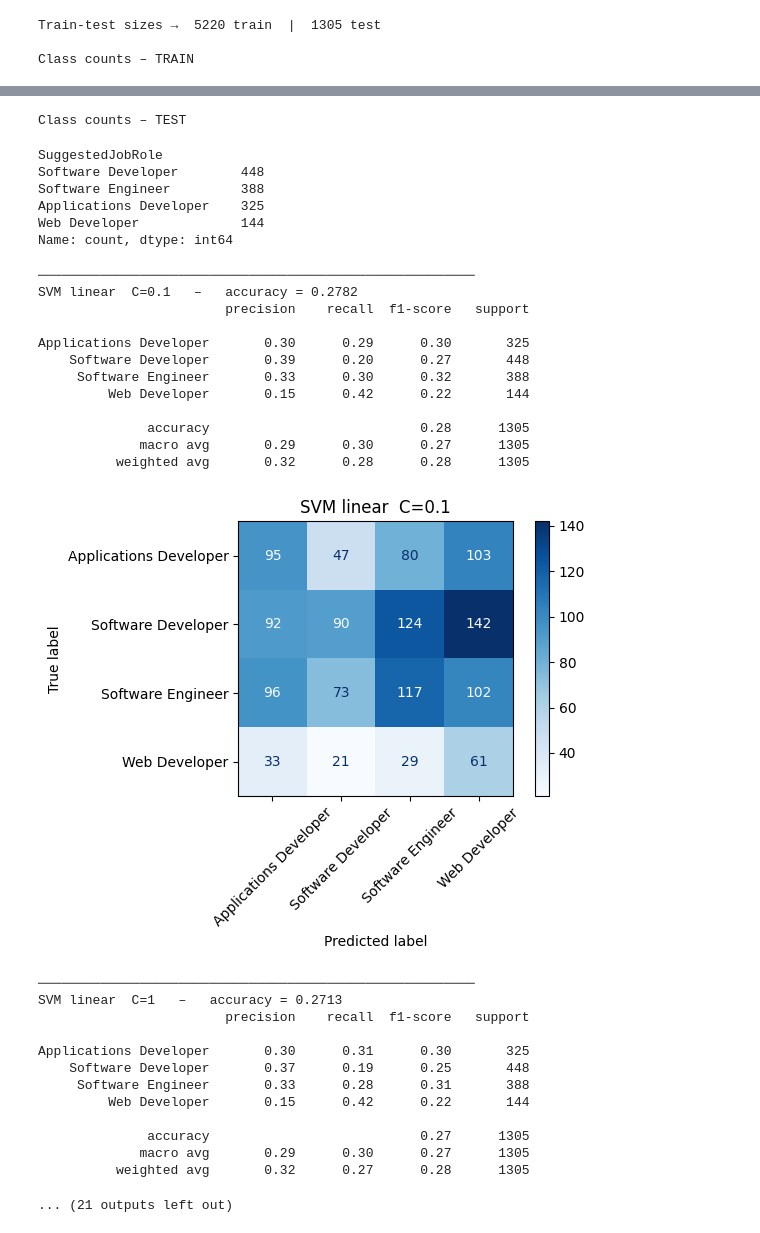
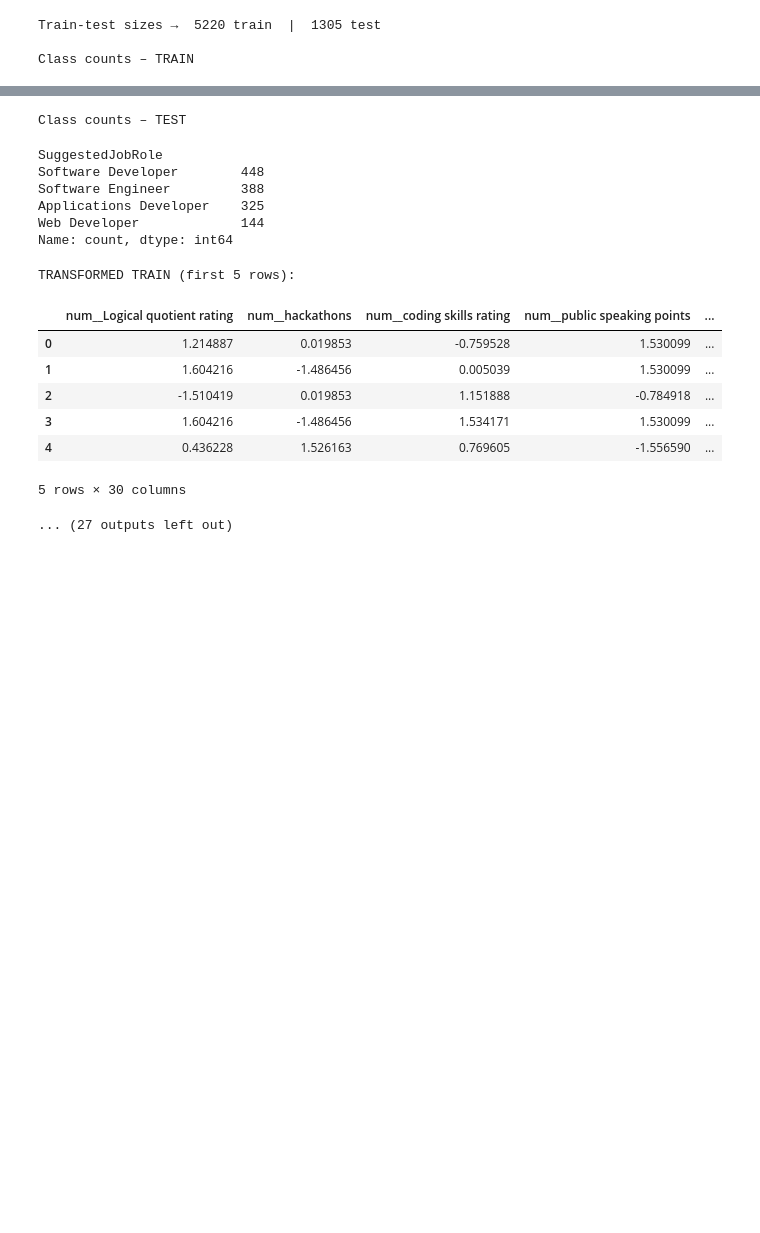
Before and after one commit to bhavanareddy19/cn, a Jupyter notebook: SVM.ipynb, the cells around one changed output, grey strips where cells are left out. Saved outputs shown, nothing was run; the diff lists cells and outputs as text; code cells hidden in the pictures; blank space fills up the shorter version.

```diff
--- a/SVM.ipynb
+++ b/SVM.ipynb
@@ -58,9 +58,24 @@ display(pd.DataFrame(X_preview[:, :10]))
 X_tr, X_te, y_tr, y_te = train_test_split(
     X, y, test_size=0.20, stratify=y, random_state=42)
 
+
 print(f"\nTrain-test sizes →  {X_tr.shape[0]} train  |  {X_te.shape[0]} test")
 print("\nClass counts – TRAIN");  display(y_tr.value_counts())
 print("\nClass counts – TEST");   display(y_te.value_counts())
+
+X_tr_t = preprocess.transform(X_tr)
+X_te_t = preprocess.transform(X_te)
+feat_names = preprocess.get_feature_names_out()
+
+# 2.1.2) Wrap in DataFrames
+df_tr_t = pd.DataFrame(X_tr_t, columns=feat_names)
+df_te_t = pd.DataFrame(X_te_t, columns=feat_names)
+
+print("\nTRANSFORMED TRAIN (first 5 rows):")
+display(df_tr_t.head())
+
+print("\nTRANSFORMED TEST (first 5 rows):")
+display(df_te_t.head())
 
 kernels = ["linear", "rbf", "poly"]
 C_vals  = [0.1, 1, 10]
@@ -130,56 +145,39 @@ RAW DATA (first 5 rows)
 |  | SuggestedJobRole | keywords | Logical quotient rating | hackathons | coding skills rating | ... |
 | 0 | Software Developer | ma, business, ms, bachelor, ba, d... | 5 | 3 | 1 | ... |
 | 1 | Applications Developer | ma, ms, bachelor, ba, degree | 1 | 6 | 9 | ... |
 | 2 | Software Developer | ma, ms, bachelor, ba, degree, eng... | 3 | 0 | 6 | ... |
 | 3 | Software Developer | ms, ba | 2 | 3 | 9 | ... |
 | 4 | Software Engineer | science, ms, bachelor, ba, degree... | 5 | 5 | 9 | ... |
 5 rows × 21 columns
 AFTER TRANSFORMATION (first 5 rows, first 10 cols)
 |  | 0 | 1 | 2 | 3 | 4 | 5 | 6 | 7 | 8 | 9 |
 | 0 | 0.046899 | 0.019853 | -1.524094 | -0.784918 | 2.0 | 2.0 | 0.0 | 0.0 | 1.0 | 0.0 |
 | 1 | -1.510419 | 1.526163 | 1.534171 | 0.372591 | 2.0 | 2.0 | 1.0 | 1.0 | 1.0 | 0.0 |
 | 2 | -0.731760 | -1.486456 | 0.387322 | 0.372591 | 0.0 | 0.0 | 1.0 | 1.0 | 1.0 | 0.0 |
 | 3 | -1.121090 | 0.019853 | 1.534171 | 0.758427 | 0.0 | 1.0 | 0.0 | 1.0 | 0.0 | 0.0 |
 | 4 | 0.046899 | 1.024060 | 1.534171 | -0.399082 | 1.0 | 1.0 | 1.0 | 1.0 | 1.0 | 0.0 |
 Train-test sizes →  5220 train  |  1305 test
 
 Class counts – TRAIN
 SuggestedJobRole
 Software Developer        1794
 Software Engineer         1550
 Applications Developer    1300
 Web Developer              576
 Name: count, dtype: int64
 Class counts – TEST
 SuggestedJobRole
 Software Developer        448
 Software Engineer         388
 Applications Developer    325
 Web Developer             144
 Name: count, dtype: int64
-────────────────────────────────────────────────────────
-SVM linear  C=0.1   –   accuracy = 0.2782
-                        precision    recall  f1-score   support
-
-Applications Developer       0.30      0.29      0.30       325
-    Software Developer       0.39      0.20      0.27       448
-     Software Engineer       0.33      0.30      0.32       388
-         Web Developer       0.15      0.42      0.22       144
-
-              accuracy                           0.28      1305
-             macro avg       0.29      0.30      0.27      1305
-          weighted avg       0.32      0.28      0.28      1305
+TRANSFORMED TRAIN (first 5 rows):
-[figure, removed]
+|  | num__Logical quotient rating | num__hackathons | num__coding skills rating | num__public speaking points | ... |
+| 0 | 1.214887 | 0.019853 | -0.759528 | 1.530099 | ... |
+| 1 | 1.604216 | -1.486456 | 0.005039 | 1.530099 | ... |
+| 2 | -1.510419 | 0.019853 | 1.151888 | -0.784918 | ... |
+| 3 | 1.604216 | -1.486456 | 1.534171 | 1.530099 | ... |
+| 4 | 0.436228 | 1.526163 | 0.769605 | -1.556590 | ... |
-────────────────────────────────────────────────────────
-SVM linear  C=1   –   accuracy = 0.2713
-                        precision    recall  f1-score   support
-
-Applications Developer       0.30      0.31      0.30       325
-    Software Developer       0.37      0.19      0.25       448
-     Software Engineer       0.33      0.28      0.31       388
-         Web Developer       0.15      0.42      0.22       144
-
-              accuracy                           0.27      1305
-             macro avg       0.29      0.30      0.27      1305
-          weighted avg       0.32      0.27      0.28      1305
+5 rows × 30 columns
-... (21 outputs left out)
+... (27 outputs left out)
```
Also changed, not shown: 2 other files.
